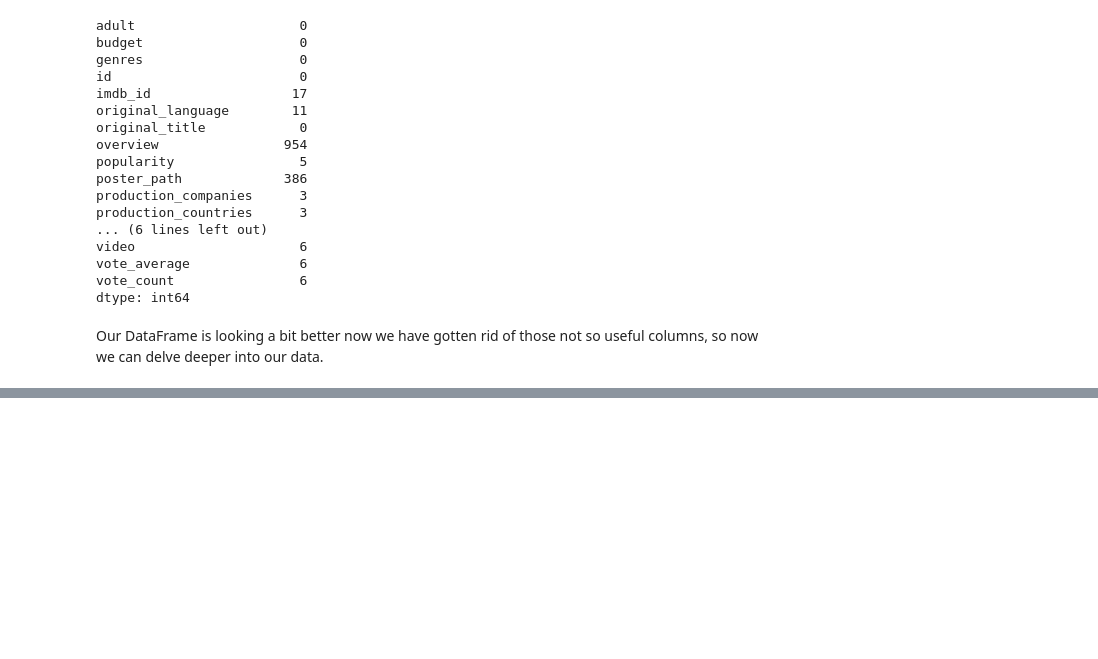
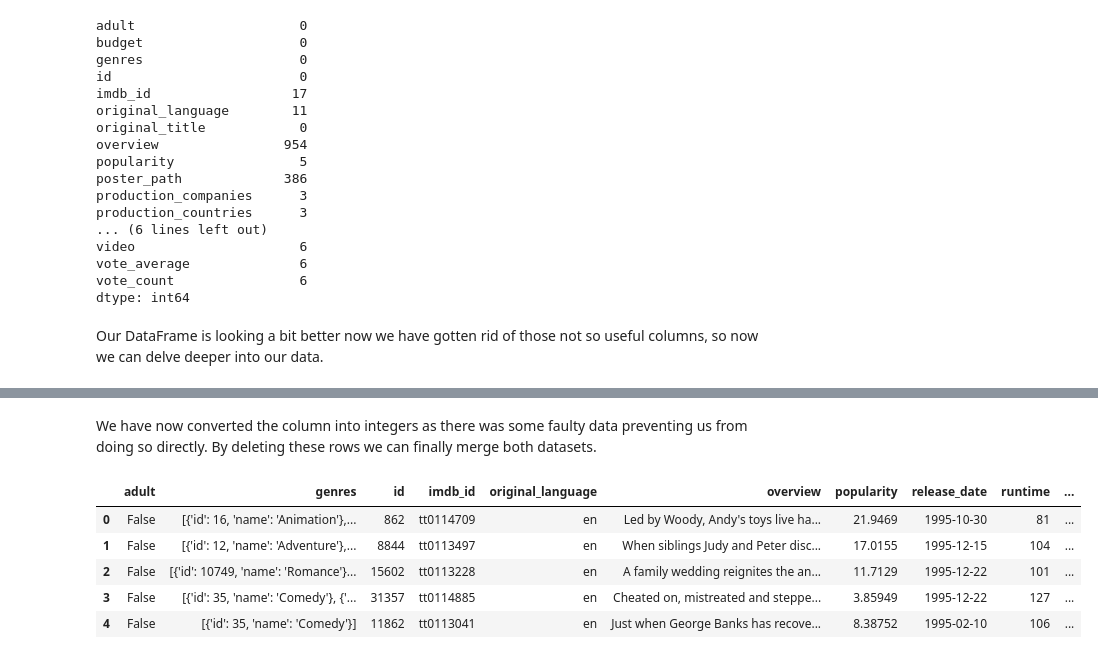
Before and after one commit to marreche/deep_film, a Jupyter notebook: data_processing.ipynb, the cells around one changed output, grey strips where cells are left out. Drawn from its saved outputs; the diff is of its cells as text; code cells hidden in the pictures; blank space fills up the shorter version.

```diff
--- a/data_processing.ipynb
+++ b/data_processing.ipynb
@@ -94,0 +324,2 @@ Our DataFrame is looking a bit better now we have gotten rid of those not so use
+# %%
+movies = movies.drop([19730])
@@ -94,0 +331,2 @@ Our DataFrame is looking a bit better now we have gotten rid of those not so use
+# %%
+movies = movies.drop([29503])
@@ -94,0 +338,16 @@ Our DataFrame is looking a bit better now we have gotten rid of those not so use
+# %%
+movies = movies.drop([35587])
+# %%
+movies['id'] = movies['id'].astype(int)
+# %% [markdown]
+We have now converted the column into integers as there was some faulty data preventing us from doing so directly. By deleting these rows we can finally merge both datasets.
+# %%
+movies = movies.merge(df, on='id')
+movies.head()
+# %% [output]
+|  | adult | genres | id | imdb_id | original_language | overview | popularity | release_date | runtime | ... |
+| 0 | False | [{'id': 16, 'name': 'Animation'},... | 862 | tt0114709 | en | Led by Woody, Andy's toys live ha... | 21.9469 | 1995-10-30 | 81 | ... |
+| 1 | False | [{'id': 12, 'name': 'Adventure'},... | 8844 | tt0113497 | en | When siblings Judy and Peter disc... | 17.0155 | 1995-12-15 | 104 | ... |
+| 2 | False | [{'id': 10749, 'name': 'Romance'}... | 15602 | tt0113228 | en | A family wedding reignites the an... | 11.7129 | 1995-12-22 | 101 | ... |
+| 3 | False | [{'id': 35, 'name': 'Comedy'}, {'... | 31357 | tt0114885 | en | Cheated on, mistreated and steppe... | 3.85949 | 1995-12-22 | 127 | ... |
+| 4 | False | [{'id': 35, 'name': 'Comedy'}] | 11862 | tt0113041 | en | Just when George Banks has recove... | 8.38752 | 1995-02-10 | 106 | ... |
```
Also changed, not shown: parts of 27 cells of this notebook.
